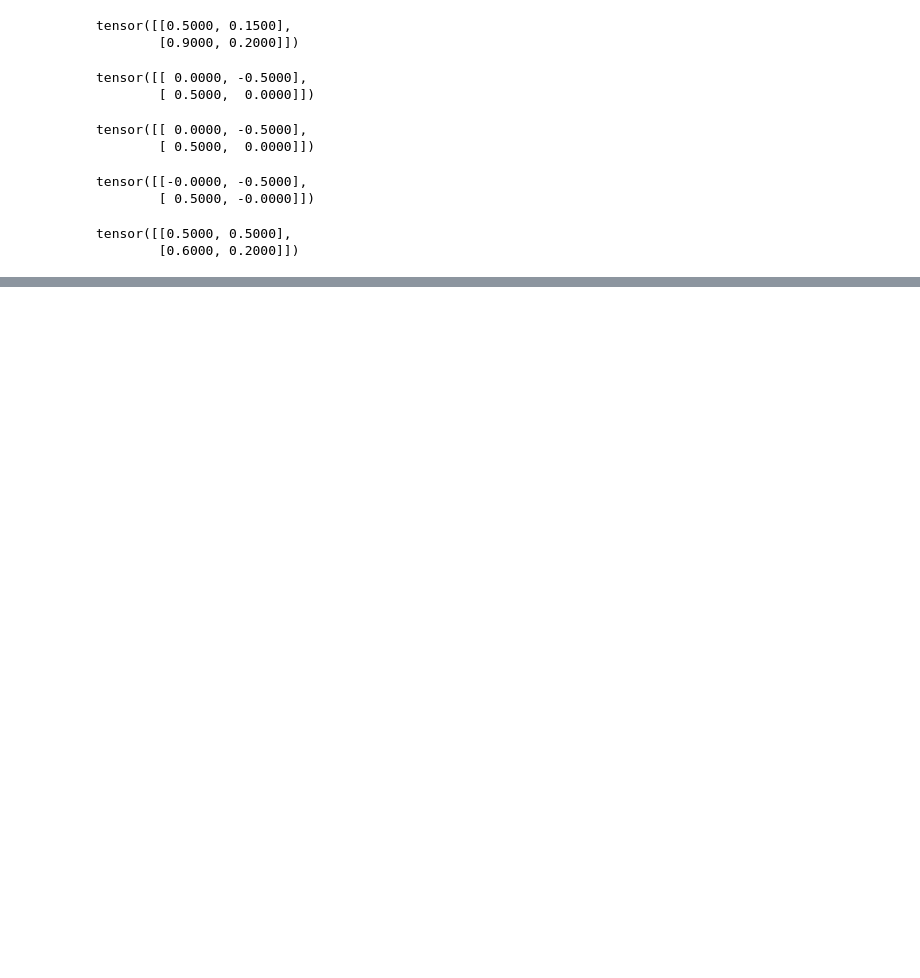
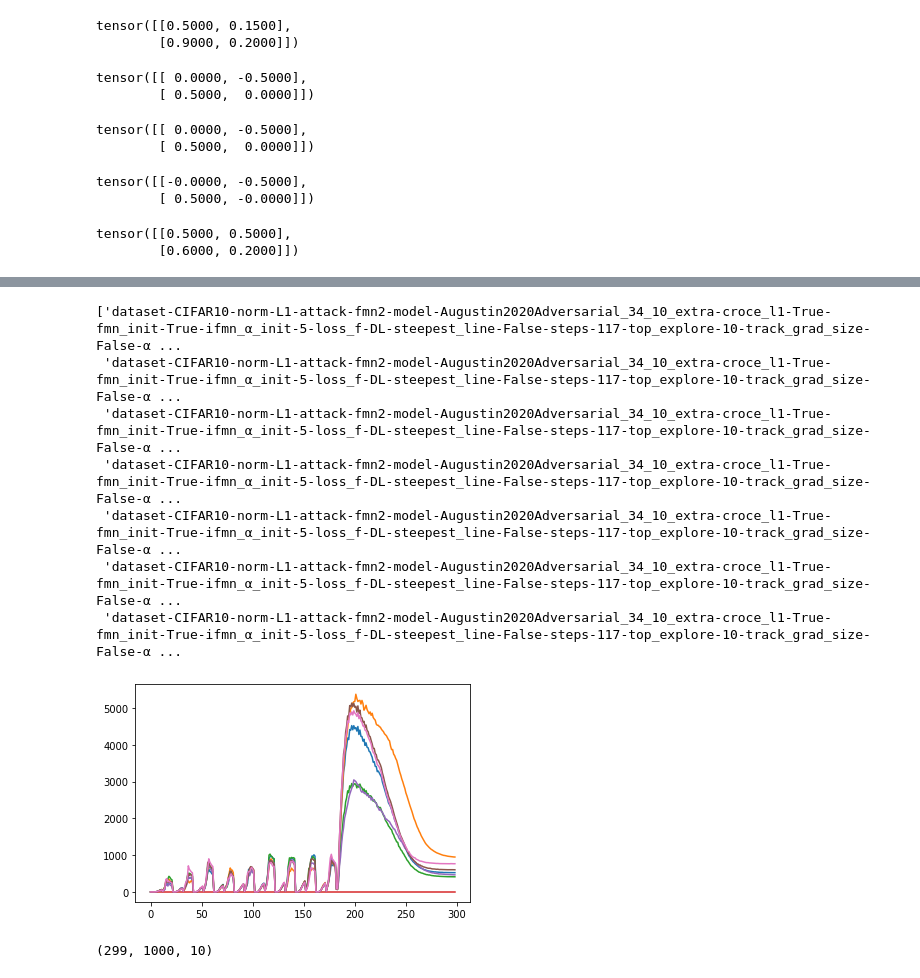
Before and after one commit to michal-stary/adversarial-ml-comparison, a Jupyter notebook: src/Tests.ipynb, the cells around one changed output, grey strips where cells are left out. Cells and saved outputs as stored; diff of their text form; code cells hidden in the pictures; blank space fills up the shorter version.

```diff
--- a/src/Tests.ipynb
+++ b/src/Tests.ipynb
@@ -40,0 +50,2 @@ tensor([[0.5000, 0.5000],
+# %%
+logger = Logger(logs_dir="logs_finaltest")
@@ -40,0 +54,25 @@ tensor([[0.5000, 0.5000],
+# %%
+dct =logger.where(norm="L1", attack="fmn2", model="Augustin2020Adversarial_34_10_extra")
+# %%
+keys = list(dct.keys())
+
+for key in keys:
+    # plt.plot(abs(dct[key]["norm_progress"][:, :]).sum(axis=1))
+    plt.plot(abs(dct[key]["norm_progress"][:, :] - dct[keys[3]]["norm_progress"][:, :]).sum(axis=1))
+
+    # print(dct[key]["norm_progress"][250, :10] - dct[keys[0]]["norm_progress"][250, :10])
+    print()
+keys
+# %% [output]
+['dataset-CIFAR10-norm-L1-attack-fmn2-model-Augustin2020Adversarial_34_10_extra-croce_l1-True-fmn_init-True-ifmn_α_init-5-loss_f-DL-steepest_line-False-steps-117-top_explore-10-track_grad_size-False-α ...
+ 'dataset-CIFAR10-norm-L1-attack-fmn2-model-Augustin2020Adversarial_34_10_extra-croce_l1-True-fmn_init-True-ifmn_α_init-5-loss_f-DL-steepest_line-False-steps-117-top_explore-10-track_grad_size-False-α ...
+ 'dataset-CIFAR10-norm-L1-attack-fmn2-model-Augustin2020Adversarial_34_10_extra-croce_l1-True-fmn_init-True-ifmn_α_init-5-loss_f-DL-steepest_line-False-steps-117-top_explore-10-track_grad_size-False-α ...
+ 'dataset-CIFAR10-norm-L1-attack-fmn2-model-Augustin2020Adversarial_34_10_extra-croce_l1-True-fmn_init-True-ifmn_α_init-5-loss_f-DL-steepest_line-False-steps-117-top_explore-10-track_grad_size-False-α ...
+ 'dataset-CIFAR10-norm-L1-attack-fmn2-model-Augustin2020Adversarial_34_10_extra-croce_l1-True-fmn_init-True-ifmn_α_init-5-loss_f-DL-steepest_line-False-steps-117-top_explore-10-track_grad_size-False-α ...
+ 'dataset-CIFAR10-norm-L1-attack-fmn2-model-Augustin2020Adversarial_34_10_extra-croce_l1-True-fmn_init-True-ifmn_α_init-5-loss_f-DL-steepest_line-False-steps-117-top_explore-10-track_grad_size-False-α ...
+ 'dataset-CIFAR10-norm-L1-attack-fmn2-model-Augustin2020Adversarial_34_10_extra-croce_l1-True-fmn_init-True-ifmn_α_init-5-loss_f-DL-steepest_line-False-steps-117-top_explore-10-track_grad_size-False-α ...
+[figure, added]
+# %%
+dct[key]["pred_progress"].shape
+# %% [output]
+(299, 1000, 10)
```
Also changed, not shown: parts of 4 cells of this notebook, 14 other files.
